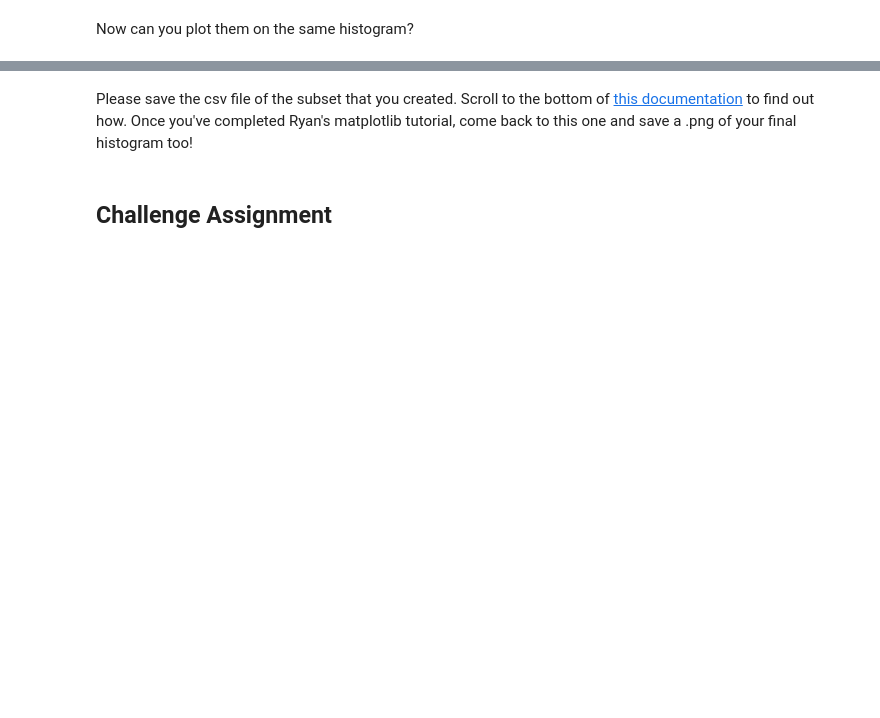
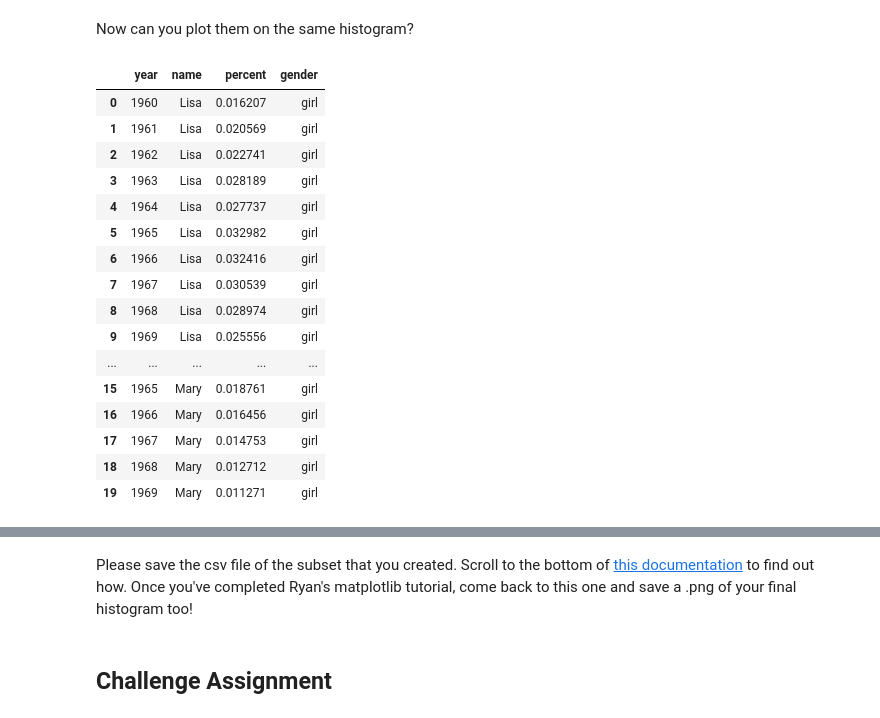
Before and after one commit to g-r-a-e-m-e/Intro-to-Astro2022, a Jupyter notebook: Week2_packages_plotting/pandas_tutorial.ipynb, the cells around one changed output, grey strips where cells are left out. Cells and saved outputs as stored; diff of their text form; code cells hidden in the pictures; blank space fills up the shorter version.

```diff
--- a/Week2_packages_plotting/pandas_tutorial.ipynb
+++ b/Week2_packages_plotting/pandas_tutorial.ipynb
@@ -265,2 +275,25 @@ lisa_subset.plot(x = 'year', y = 'percent')
 # %% [markdown]
 Now can you plot them on the same histogram?
+# %%
+frames = [lisa_subset, mary_subset]
+
+lisa_mary_subset = pd.concat(frames).reset_index(drop = True)
+lisa_mary_subset
+# %% [output]
+|  | year | name | percent | gender |
+| 0 | 1960 | Lisa | 0.016207 | girl |
+| 1 | 1961 | Lisa | 0.020569 | girl |
+| 2 | 1962 | Lisa | 0.022741 | girl |
+| 3 | 1963 | Lisa | 0.028189 | girl |
+| 4 | 1964 | Lisa | 0.027737 | girl |
+| 5 | 1965 | Lisa | 0.032982 | girl |
+| 6 | 1966 | Lisa | 0.032416 | girl |
+| 7 | 1967 | Lisa | 0.030539 | girl |
+| 8 | 1968 | Lisa | 0.028974 | girl |
+| 9 | 1969 | Lisa | 0.025556 | girl |
+| ... | ... | ... | ... | ... |
+| 15 | 1965 | Mary | 0.018761 | girl |
+| 16 | 1966 | Mary | 0.016456 | girl |
+| 17 | 1967 | Mary | 0.014753 | girl |
+| 18 | 1968 | Mary | 0.012712 | girl |
+| 19 | 1969 | Mary | 0.011271 | girl |
```
Also changed, not shown: parts of 5 cells of this notebook.
